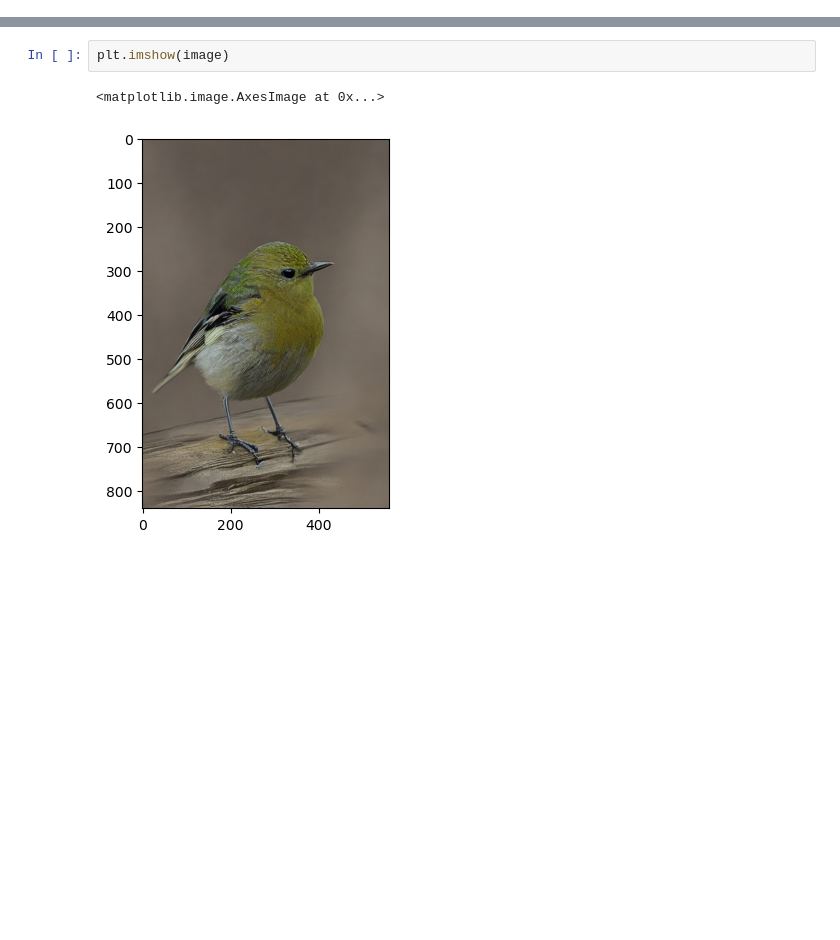
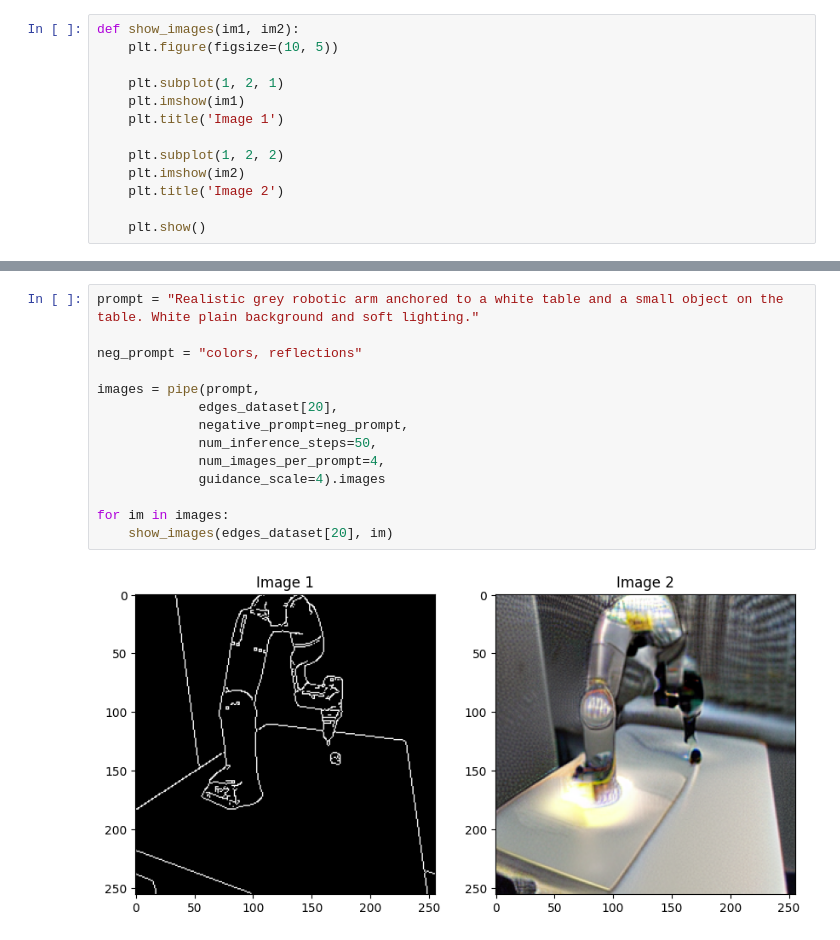
Before and after one commit to Lorenc1o/BDRP_SemanticAugmentation, a Jupyter notebook: pipeline.ipynb, the cells around one changed output, grey strips where cells are left out. Cells and saved outputs as stored; diff of their text form; blank space fills up the shorter version.

```diff
--- a/pipeline.ipynb
+++ b/pipeline.ipynb
@@ -46,6 +52,19 @@ for episode in dataset.values():
 print("Shape:", edges_dataset[0])
 # %% [output]
 Shape: <PIL.Image.Image image mode=RGB size=256x256 at 0x...>
+# %%
+def show_images(im1, im2):
+    plt.figure(figsize=(10, 5))
+
+    plt.subplot(1, 2, 1)
+    plt.imshow(im1)
+    plt.title('Image 1')
+
+    plt.subplot(1, 2, 2)
+    plt.imshow(im2)
+    plt.title('Image 2')
+
+    plt.show()
 # %%
 plt.imshow(edges_dataset[0])
 # %% [output]
@@ -189,5 +169,16 @@ CUBLAS error: memory mapping error (11) in magma_sgetrs_gpu at /opt/conda/conda-
-# %%
-plt.imshow(image)
-# %% [output]
-<matplotlib.image.AxesImage at 0x...>
-[figure, removed]
+# %%
+prompt = "Realistic grey robotic arm anchored to a white table and a small object on the table. White plain background and soft lighting."
+
+neg_prompt = "colors, reflections"
+
+images = pipe(prompt,
+             edges_dataset[20],
+             negative_prompt=neg_prompt,
+             num_inference_steps=50,
+             num_images_per_prompt=4,
+             guidance_scale=4).images
+
+for im in images:
+    show_images(edges_dataset[20], im)
+# %% [output]
+[figure, added]
```
Also changed, not shown: parts of 17 cells of this notebook, 1 other file.
